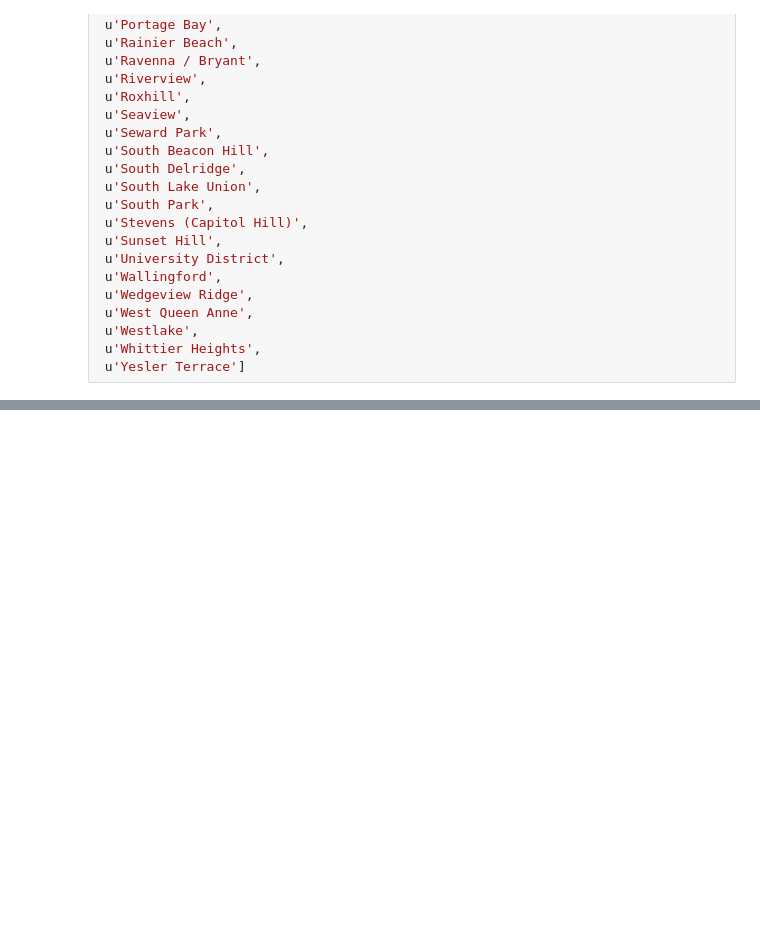
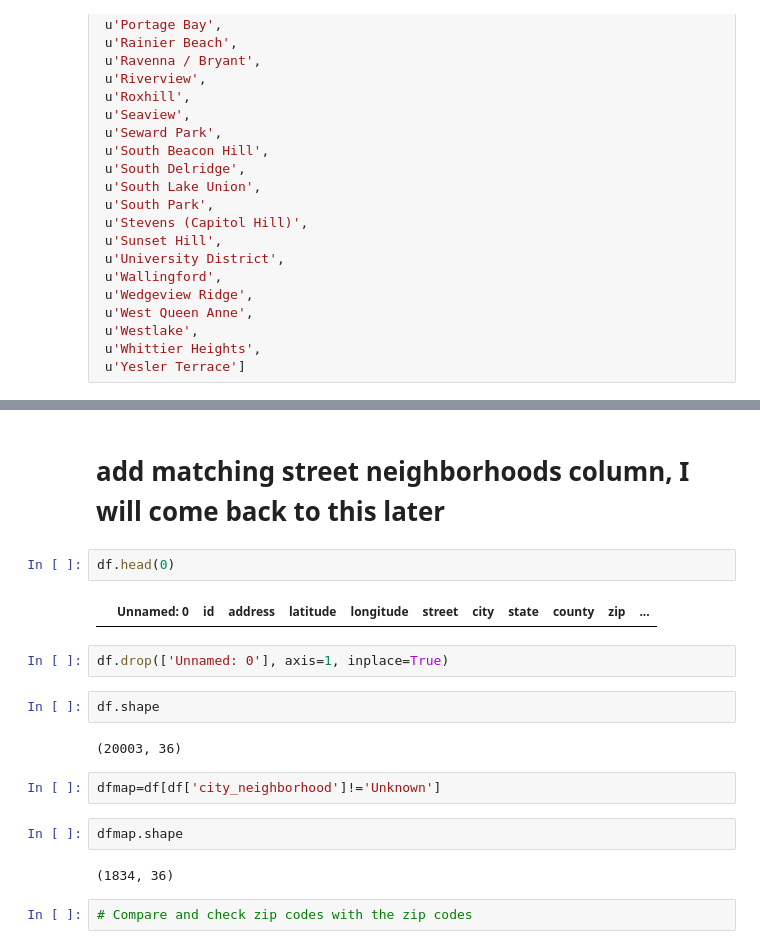
Before and after one commit to BanuSelinTosun/WOTS, a Jupyter notebook: notebooks/neighborhood_boundary.ipynb, the cells around one changed output, grey strips where cells are left out. Saved outputs shown, nothing was run; the diff lists cells and outputs as text; blank space fills up the shorter version.

```diff
--- a/notebooks/neighborhood_boundary.ipynb
+++ b/notebooks/neighborhood_boundary.ipynb
@@ -423,0 +788,20 @@ in_city_not_street
+# %% [markdown]
+# add matching street neighborhoods column, I will come back to this later
+# %%
+df.head(0)
+# %% [output]
+|  | Unnamed: 0 | id | address | latitude | longitude | street | city | state | county | zip | ... |
+# %%
+df.drop(['Unnamed: 0'], axis=1, inplace=True)
+# %%
+df.shape
+# %% [output]
+(20003, 36)
+# %%
+dfmap=df[df['city_neighborhood']!='Unknown']
+# %%
+dfmap.shape
+# %% [output]
+(1834, 36)
+# %%
+# Compare and check zip codes with the zip codes
```
Also changed, not shown: parts of 66 cells of this notebook.
